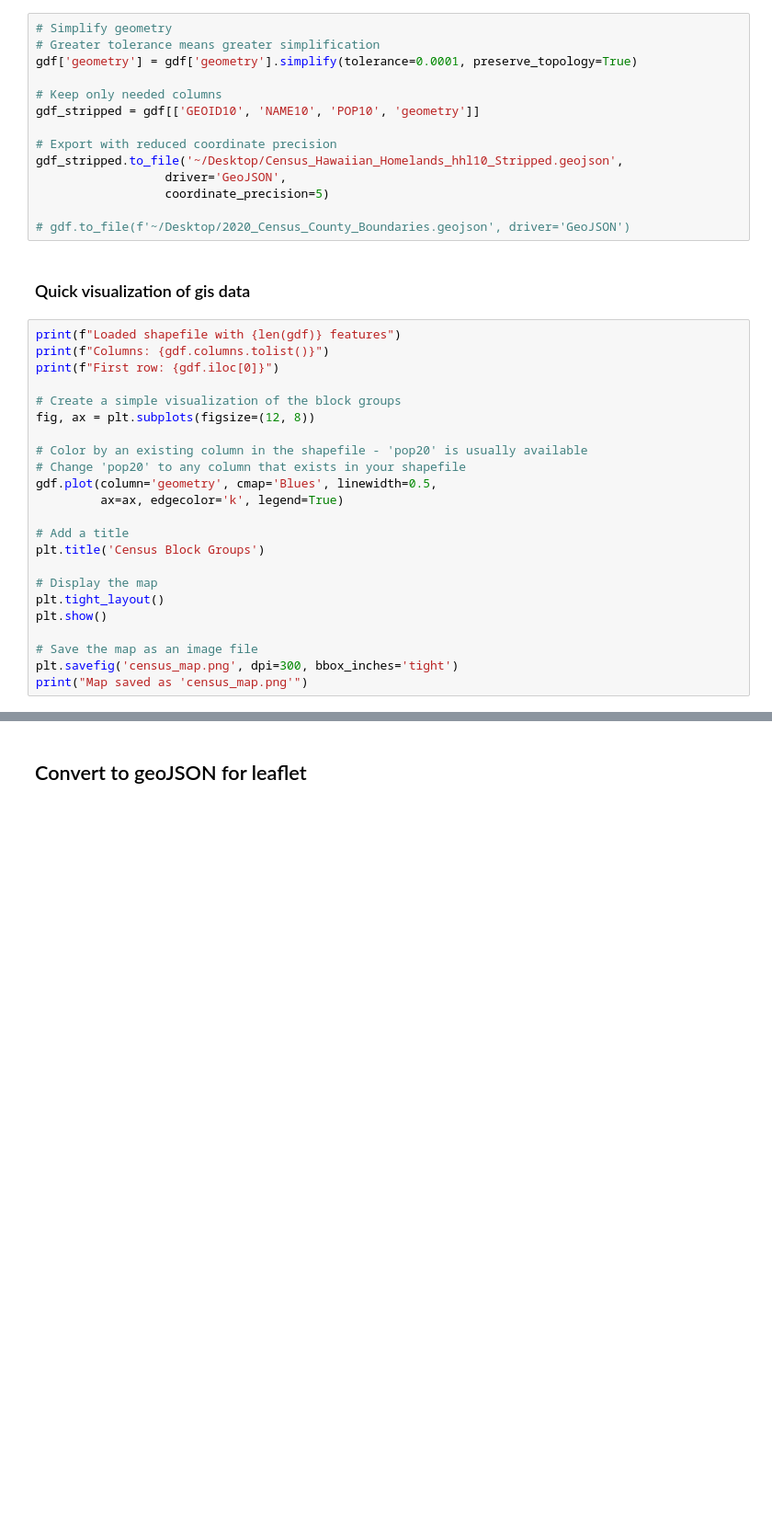
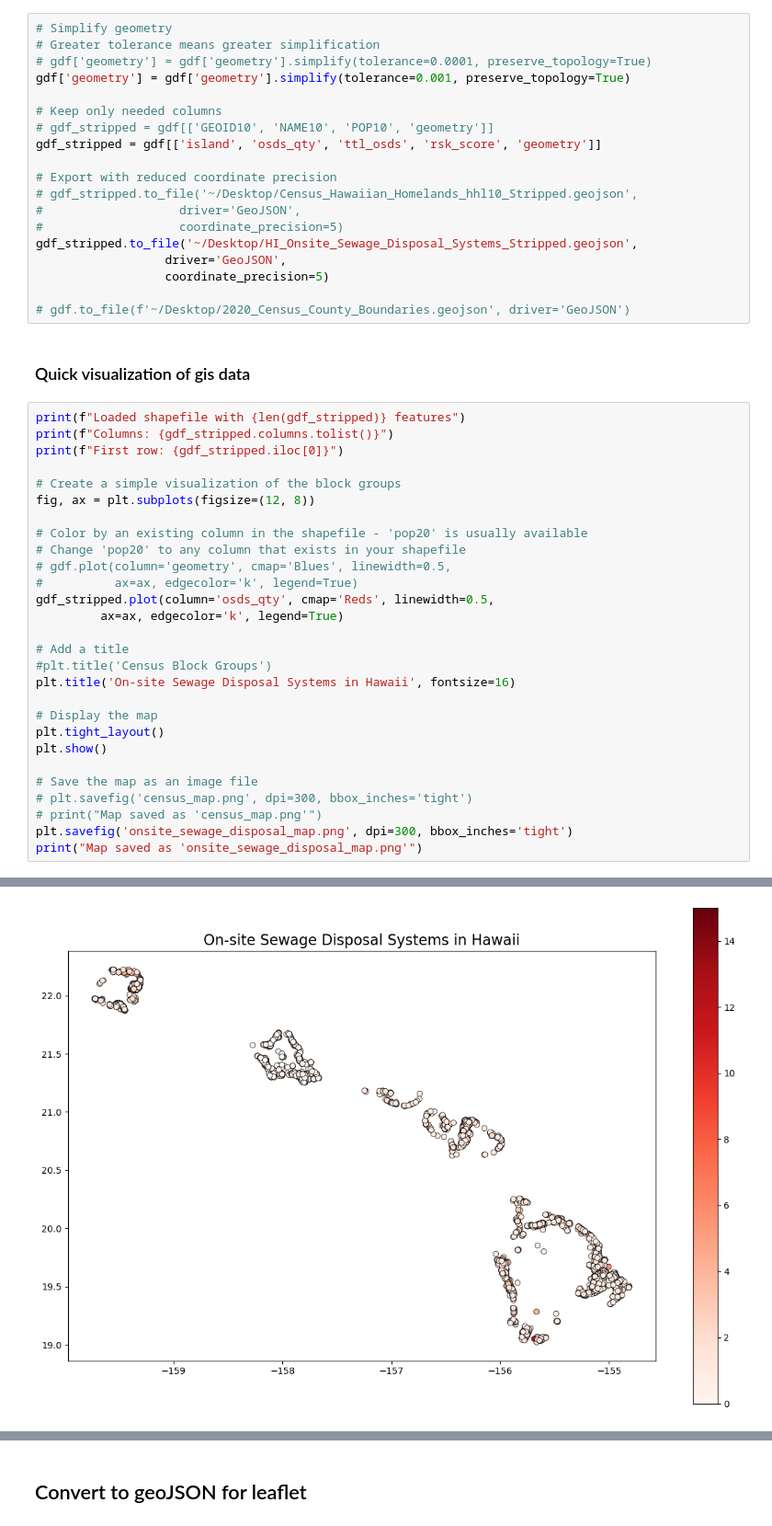
Before and after one commit to UH-CI/ccsvi-dashboard, a Jupyter notebook: notebooks/map_visual.ipynb, the cells around one changed output, grey strips where cells are left out. Shown at 92% size. Drawn from its saved outputs; the diff is of its cells as text; blank space fills up the shorter version.

```diff
--- a/notebooks/map_visual.ipynb
+++ b/notebooks/map_visual.ipynb
@@ -87,13 +97,18 @@ gdf = gdf.to_crs(epsg=4326)
 # %%
 # Simplify geometry
 # Greater tolerance means greater simplification
-gdf['geometry'] = gdf['geometry'].simplify(tolerance=0.0001, preserve_topology=True)
+# gdf['geometry'] = gdf['geometry'].simplify(tolerance=0.0001, preserve_topology=True)
+gdf['geometry'] = gdf['geometry'].simplify(tolerance=0.001, preserve_topology=True)
 
 # Keep only needed columns
-gdf_stripped = gdf[['GEOID10', 'NAME10', 'POP10', 'geometry']]
+# gdf_stripped = gdf[['GEOID10', 'NAME10', 'POP10', 'geometry']]
+gdf_stripped = gdf[['island', 'osds_qty', 'ttl_osds', 'rsk_score', 'geometry']]
 
 # Export with reduced coordinate precision
-gdf_stripped.to_file('~/Desktop/Census_Hawaiian_Homelands_hhl10_Stripped.geojson',
+# gdf_stripped.to_file('~/Desktop/Census_Hawaiian_Homelands_hhl10_Stripped.geojson',
+#                   driver='GeoJSON',
+#                   coordinate_precision=5)
+gdf_stripped.to_file('~/Desktop/HI_Onsite_Sewage_Disposal_Systems_Stripped.geojson',
                   driver='GeoJSON',
                   coordinate_precision=5)
 
@@ -101,25 +116,31 @@ gdf_stripped.to_file('~/Desktop/Census_Hawaiian_Homelands_hhl10_Stripped.geojson
 # %% [markdown]
 ### Quick visualization of gis data
 # %%
-print(f"Loaded shapefile with {len(gdf)} features")
-print(f"Columns: {gdf.columns.tolist()}")
-print(f"First row: {gdf.iloc[0]}")
+print(f"Loaded shapefile with {len(gdf_stripped)} features")
+print(f"Columns: {gdf_stripped.columns.tolist()}")
+print(f"First row: {gdf_stripped.iloc[0]}")
 
 # Create a simple visualization of the block groups
 fig, ax = plt.subplots(figsize=(12, 8))
 
 # Color by an existing column in the shapefile - 'pop20' is usually available
 # Change 'pop20' to any column that exists in your shapefile
-gdf.plot(column='geometry', cmap='Blues', linewidth=0.5,
+# gdf.plot(column='geometry', cmap='Blues', linewidth=0.5,
+#          ax=ax, edgecolor='k', legend=True)
+gdf_stripped.plot(column='osds_qty', cmap='Reds', linewidth=0.5,
          ax=ax, edgecolor='k', legend=True)
 
 # Add a title
-plt.title('Census Block Groups')
+#plt.title('Census Block Groups')
+plt.title('On-site Sewage Disposal Systems in Hawaii', fontsize=16)
 
 # Display the map
 plt.tight_layout()
 plt.show()
 
 # Save the map as an image file
-plt.savefig('census_map.png', dpi=300, bbox_inches='tight')
-print("Map saved as 'census_map.png'")
+# plt.savefig('census_map.png', dpi=300, bbox_inches='tight')
+# print("Map saved as 'census_map.png'")
+plt.savefig('onsite_sewage_disposal_map.png', dpi=300, bbox_inches='tight')
+print("Map saved as 'onsite_sewage_disposal_map.png'")
+# %% [output]
@@ -125,0 +155 @@ print("Map saved as 'census_map.png'")
+[figure, added]
```
Also changed, not shown: parts of 6 cells of this notebook, 13 other files.
